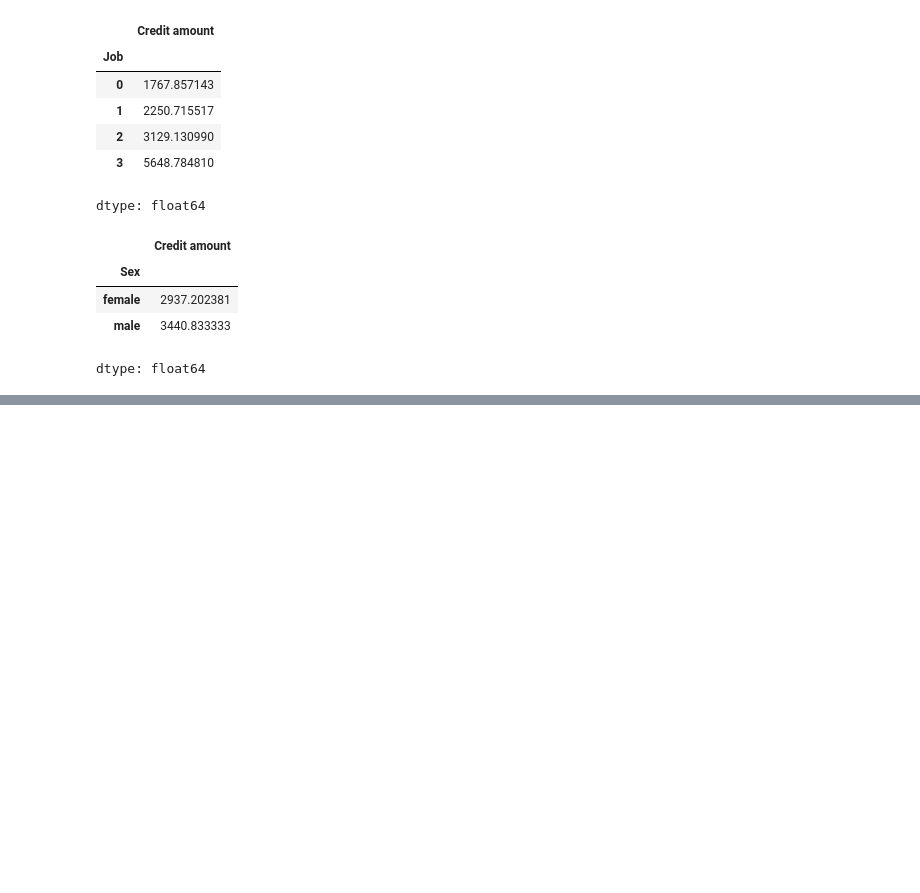
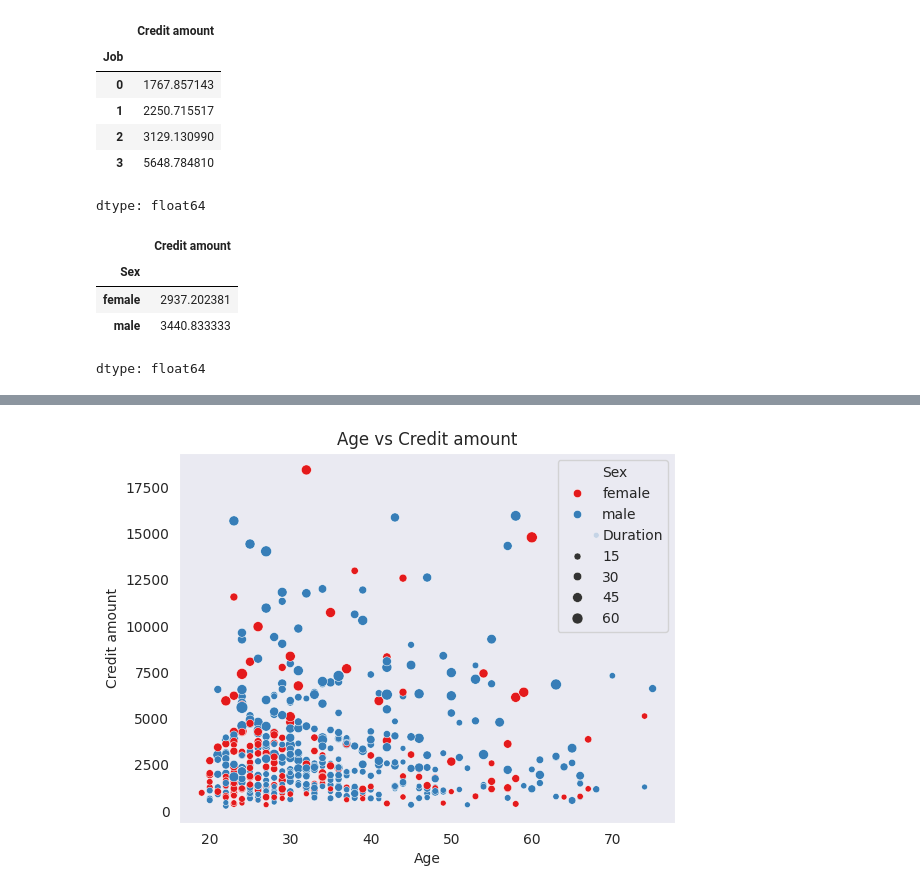
Before and after one commit to Prasmu007/Project-Credit-Risk-Modelling, a Jupyter notebook: Credit_Risk_Modelling.ipynb, the cells around one changed output, grey strips where cells are left out. Saved outputs shown, nothing was run; the diff lists cells and outputs as text; code cells hidden in the pictures; blank space fills up the shorter version.

```diff
--- a/Credit_Risk_Modelling.ipynb
+++ b/Credit_Risk_Modelling.ipynb
@@ -8,7 +8,7 @@ import seaborn as sns
 # %%
 pd.set_option('display.max_columns', None)
 # %%
-sns.set_style("whitegrid")
+sns.set_style("dark")
 # %%
 df = pd.read_csv("/content/german_credit_data.csv")
 # %%
@@ -212,0 +221,6 @@ dtype: float64
+# %%
+sns.scatterplot(data=df, x = "Age", y="Credit amount", hue = "Sex", size= "Duration", palette="Set1")
+plt.title("Age vs Credit amount")
+plt.show()
+# %% [output]
+[figure, added]
```
Also changed, not shown: parts of 2 cells of this notebook.
